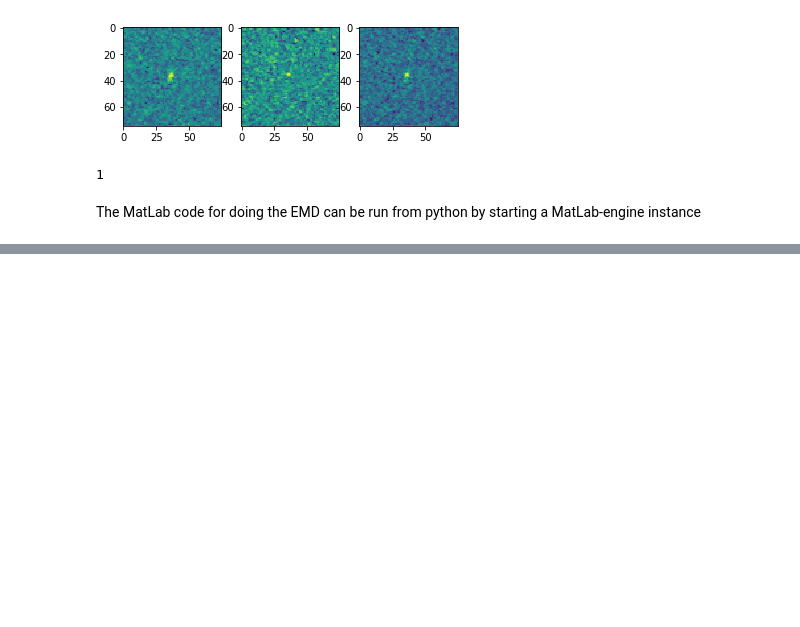
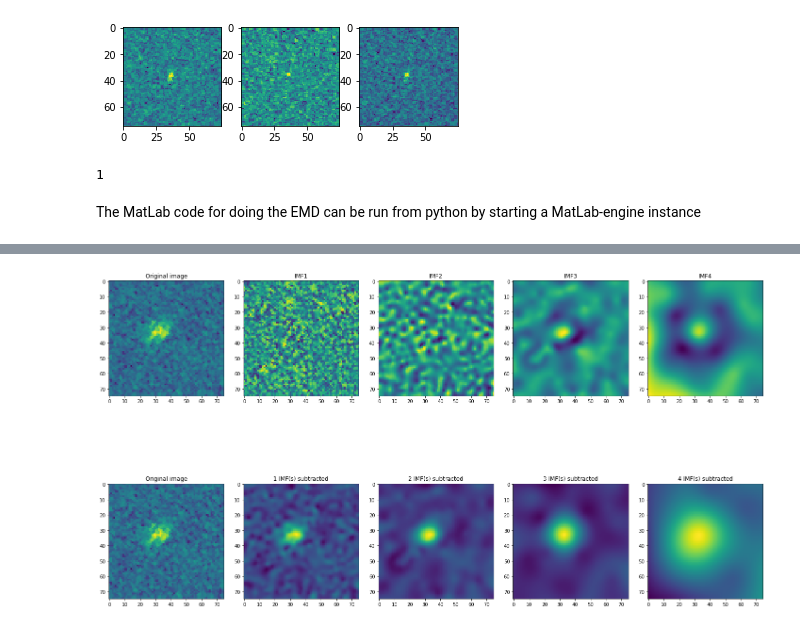
Before and after one commit to holwech/Spacebergs, a Jupyter notebook: python/EMD2D.ipynb, the cells around one changed output, grey strips where cells are left out. Cells and saved outputs as stored; diff of their text form; code cells hidden in the pictures; blank space fills up the shorter version.

```diff
--- a/python/EMD2D.ipynb
+++ b/python/EMD2D.ipynb
@@ -110,0 +217,4 @@ plot_IEMD(img, imfs)
+# %%
+plot_IEMD_from_row(train.iloc[5], 2)
+# %% [output]
+[figure, added]
```
Also changed, not shown: parts of 14 cells of this notebook.
